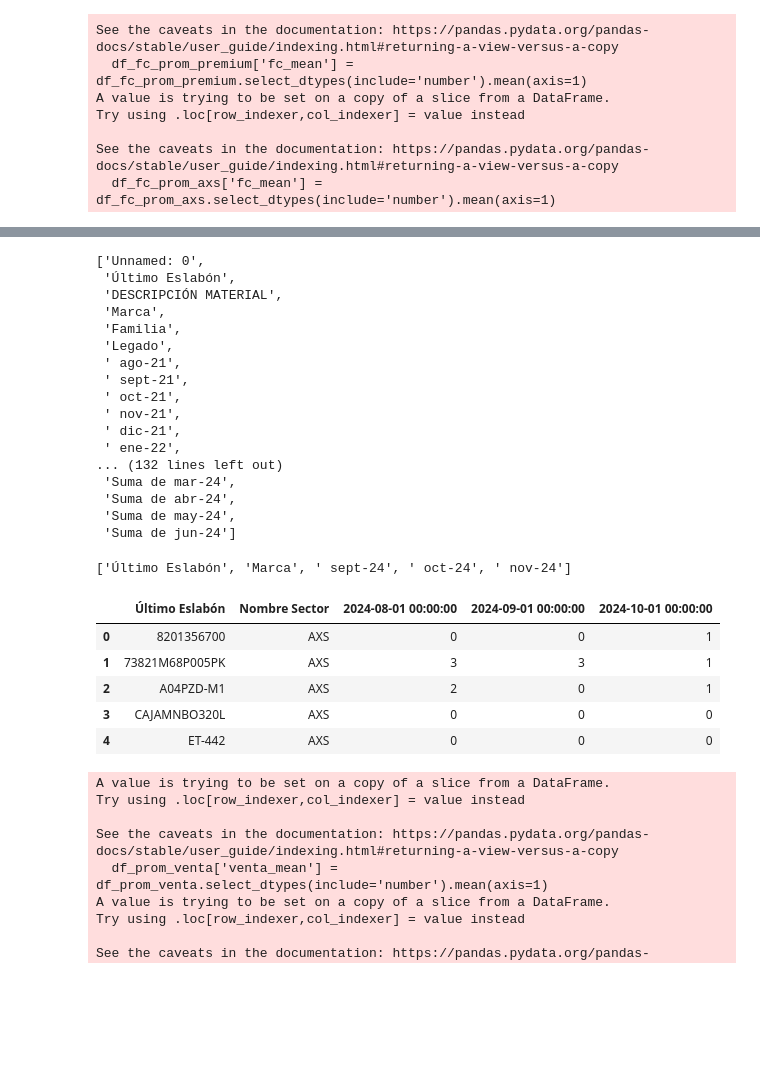
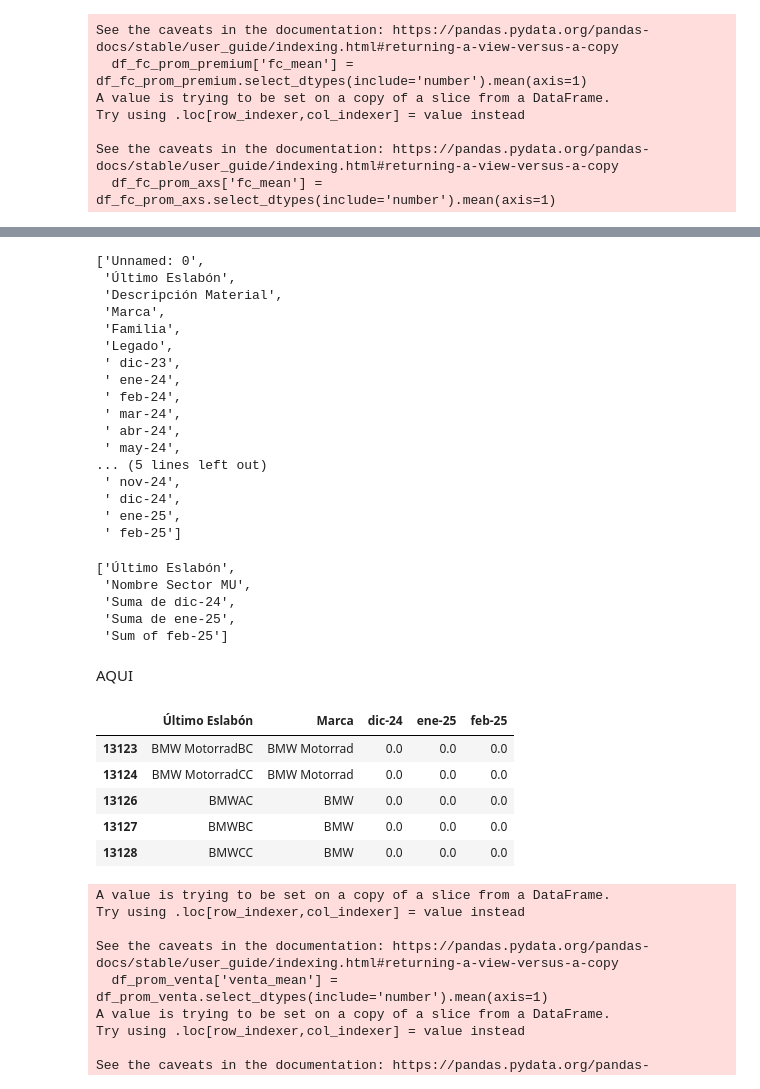
Before and after one commit to lukasravlic/consolidado_mos, a Jupyter notebook: consolidado_mos.ipynb, the cells around one changed output, grey strips where cells are left out. Cells and saved outputs as stored; diff of their text form; code cells hidden in the pictures; blank space fills up the shorter version.

```diff
--- a/consolidado_mos.ipynb
+++ b/consolidado_mos.ipynb
@@ -32,7 +98,7 @@ Name: count, dtype: int64
 # %% [markdown]
 agregar a la venta y a la mara
 # %%
-df_brecha = fc_premium[fc_premium['Familia']=='BRECHA COSTO'][['Último Eslabón y Material SAP','Marca']]
+df_brecha = fc_premium[fc_premium['Familia']=='BRECHA COSTOS'][['Último Eslabón y Material SAP','Marca']]
 # %%
 df_brecha
 # %% [output]
@@ -56,8 +122,8 @@ df_brecha
 # %%
 df_brecha = df_brecha.assign(
-    **{' sept-24':0,
- ' oct-24':0,
- ' nov-24':0}
+    **{' dic-24':0,
+ ' ene-25':0,
+ ' feb-25':0}
 )
 
 #df_brecha = df_brecha[['sept-24', 'oct-24', 'nov-24']]
@@ -131,3 +324,3 @@ venta = pd.read_excel( "C:/Users/lravlic/Inchcape/Planificación y Compras Chile
 # %%
-venta_premium = pd.read_excel( "C:/Users/lravlic/Inchcape/Planificación y Compras Chile - Documentos/Bases Indicadores en CSV 2024-12/BASES MOS/12.2024 BaseVentaOEM Sell In Premium - Consumos.xlsx", sheet_name='TD Venta Sell In',header=2)
+venta_premium = pd.read_excel( "C:/Users/lravlic/Inchcape/Planificación y Compras Chile - Documentos/Bases Indicadores en CSV 2025-03/BASES MOS/03.2025 BaseVentaOEM Sell In Premium Consolidado - Consumos.xlsx", sheet_name='TD Venta Sell In',header=2)
 # %%
@@ -135,4 +365,2 @@ venta_axs = pd.read_excel("C:/Users/lravlic/Inchcape/Planificación y Compras Ch
 # %%
-venta_premium_cols = [[col for col in venta_premium.columns][1]] +[[col for col in venta_premium.columns][3]]+ [' sept-24',
- ' oct-24',
- ' nov-24']
+venta_premium_cols = [[col for col in venta_premium.columns][1]] + [[col for col in venta_premium.columns][3]] + [col for col in venta_premium.columns][-3:]
@@ -223,38 +446,44 @@ venta_premium.columns.to_list()
 # %% [output]
 ['Unnamed: 0',
  'Último Eslabón',
- 'DESCRIPCIÓN MATERIAL',
+ 'Descripción Material',
  'Marca',
  'Familia',
  'Legado',
- ' ago-21',
- ' sept-21',
- ' oct-21',
- ' nov-21',
- ' dic-21',
- ' ene-22',
-... (132 lines left out)
- 'Suma de mar-24',
- 'Suma de abr-24',
- 'Suma de may-24',
- 'Suma de jun-24']
+ ' dic-23',
+ ' ene-24',
+ ' feb-24',
+ ' mar-24',
+ ' abr-24',
+ ' may-24',
+... (5 lines left out)
+ ' nov-24',
+ ' dic-24',
+ ' ene-25',
+ ' feb-25']
-# %%
-venta_premium_cols
-# %% [output]
-['Último Eslabón', 'Marca', ' sept-24', ' oct-24', ' nov-24']
+# %%
+ventas_cols
+# %% [output]
+['Último Eslabón',
+ 'Nombre Sector MU',
+ 'Suma de dic-24',
+ 'Suma de ene-25',
+ 'Sum of feb-25']
 # %%
 df_prom_venta = venta[ventas_cols]
 df_prom_venta_premium = venta_premium[venta_premium_cols]
 df_prom_venta_premium = pd.concat([df_brecha,df_prom_venta_premium])
+# %% [markdown]
+AQUI
 # %%
-df_prom_venta_axs.head()
+df_prom_venta_premium.head()
 # %% [output]
-|  | Último Eslabón | Nombre Sector | 2024-08-01 00:00:00 | 2024-09-01 00:00:00 | 2024-10-01 00:00:00 |
-| 0 | 8201356700 | AXS | 0 | 0 | 1 |
-| 1 | 73821M68P005PK | AXS | 3 | 3 | 1 |
-| 2 | A04PZD-M1 | AXS | 2 | 0 | 1 |
-| 3 | CAJAMNBO320L | AXS | 0 | 0 | 0 |
-| 4 | ET-442 | AXS | 0 | 0 | 0 |
+|  | Último Eslabón | Marca | dic-24 | ene-25 | feb-25 |
+| 13123 | BMW MotorradBC | BMW Motorrad | 0.0 | 0.0 | 0.0 |
+| 13124 | BMW MotorradCC | BMW Motorrad | 0.0 | 0.0 | 0.0 |
+| 13126 | BMWAC | BMW | 0.0 | 0.0 | 0.0 |
+| 13127 | BMWBC | BMW | 0.0 | 0.0 | 0.0 |
+| 13128 | BMWCC | BMW | 0.0 | 0.0 | 0.0 |
 # %%
 df_prom_venta['venta_mean'] =  df_prom_venta.select_dtypes(include='number').mean(axis=1)
 df_prom_venta_premium['venta_mean'] =  df_prom_venta_premium.select_dtypes(include='number').mean(axis=1)
```
Also changed, not shown: parts of 68 cells of this notebook, 3 other files.
